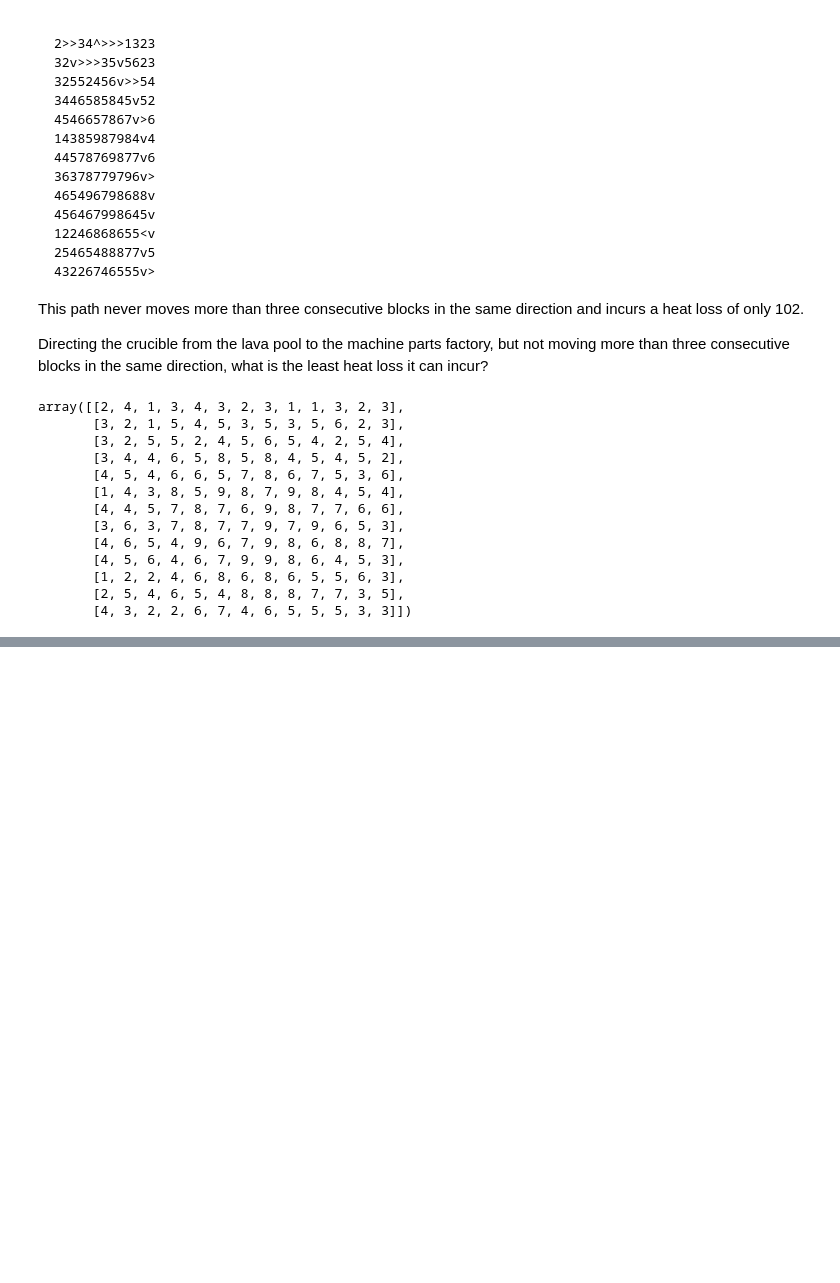
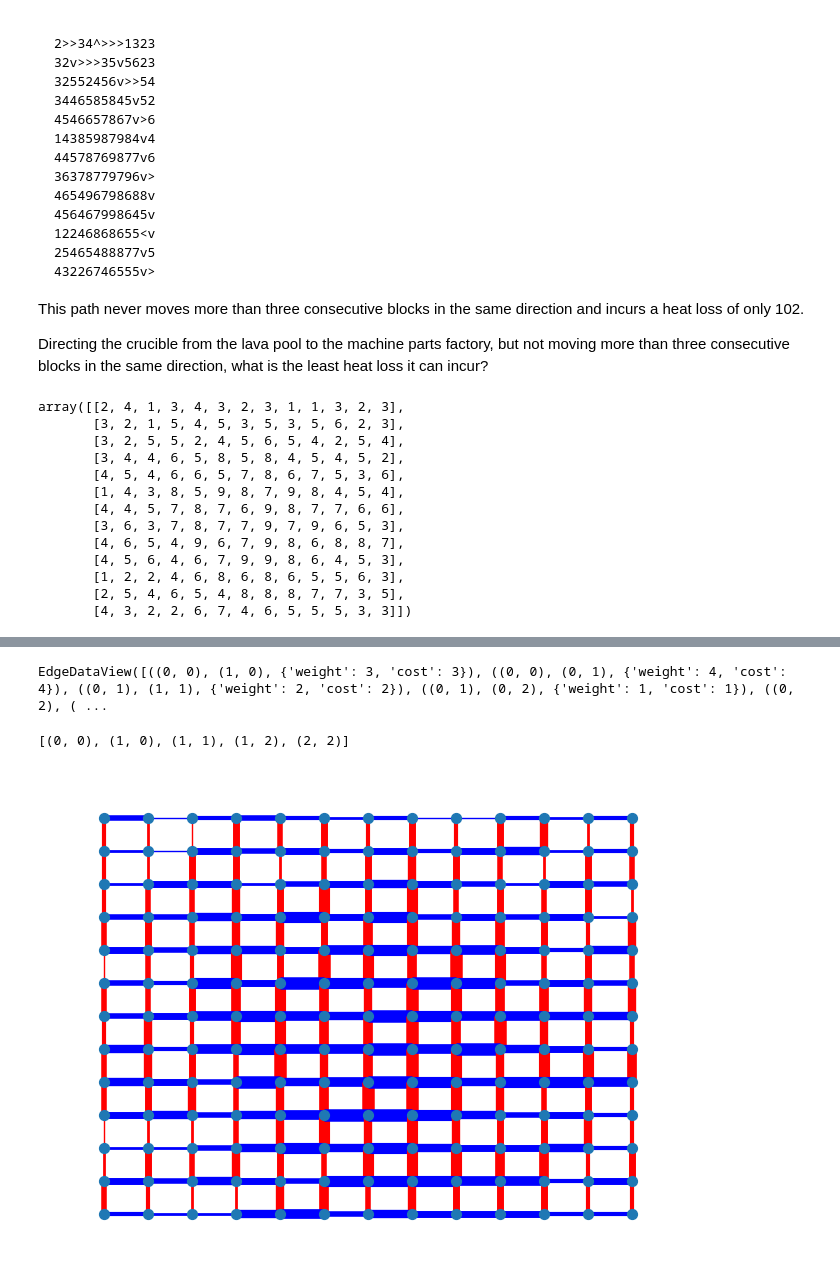
Before and after one commit to slebedeva/advent_of_code, a Jupyter notebook: aoc.ipynb, the cells around one changed output, grey strips where cells are left out. Drawn from its saved outputs; the diff is of its cells as text; code cells hidden in the pictures; blank space fills up the shorter version.

Commit message:
tried fix d3 with richard input, now too low, add some networkx for d17

```diff
--- a/aoc.ipynb
+++ b/aoc.ipynb
@@ -171,7 +171,7 @@ In this schematic, two numbers are not part numbers because they are not adjacen
 Of course, the actual engine schematic is much larger. What is the sum of all of the part numbers in the engine schematic?
 # %%
 #with open ('input_03_example','r') as f:
-with open ('input_03','r') as f:
+with open ('input_03_richard','r') as f:
     inp = f.read().splitlines()
 # %%
 inp
@@ -1403 +1430,6 @@ def generate_all_possible_paths(inp, start=(0,0), end = tuple(n-1 for n in inp.s
 # GPT suggest networkx astar_path
+# %%
+import networkx as nx
+
+
+G = nx.grid_graph(inp.shape)
@@ -1403,0 +1448,32 @@ def generate_all_possible_paths(inp, start=(0,0), end = tuple(n-1 for n in inp.s
+# %%
+# figure how to add weights
+
+#list(G.nodes)
+#list(G.edges)
+#G.edges[((0, 0), (1, 0))]['weight'] = inp[(1,0)]
+#G.edges[((0, 0), (1, 0))]
+
+
+weights = [ edge + (inp[edge[1]],) for edge in G.edges]
+# %%
+#
+G.add_weighted_edges_from(weights)
+
+# alternative (kind of the same)
+nx.set_edge_attributes(G, {e: inp[e[1]] for e in G.edges()}, "cost")
+# %%
+G.edges(data=True)
+# %% [output]
+EdgeDataView([((0, 0), (1, 0), {'weight': 3, 'cost': 3}), ((0, 0), (0, 1), {'weight': 4, 'cost': 4}), ((0, 1), (1, 1), {'weight': 2, 'cost': 2}), ((0, 1), (0, 2), {'weight': 1, 'cost': 1}), ((0, 2), ( ...
+# %%
+# explore paths
+# astar_path
+# https://networkx.org/documentation/stable/reference/algorithms/generated/networkx.algorithms.shortest_paths.astar.astar_path.html
+# need a callable heuristic function that returns a number
+def dist(a,b):
+    (x1, y1) = a
+    (x2, y2) = b
+    return abs((x1 - x2)) + abs((y1 - y2))
+print(nx.astar_path(G, (0,0), (2,2), heuristic=dist, weight = 'cost'))
+# %% [output]
+[(0, 0), (1, 0), (1, 1), (1, 2), (2, 2)]
@@ -1403,0 +1489,24 @@ def generate_all_possible_paths(inp, start=(0,0), end = tuple(n-1 for n in inp.s
+# %%
+edge_weights = [d['weight'] for u, v, d in G.edges(data=True)]
+
+# thanks GPT - beautiful plot
+# Creating a simple 4x4 Manhattan grid graph
+#G = nx.grid_2d_graph(4, 4)
+
+# Labeling edges as east-west (avenues) and north-south (streets)
+for (u, v) in G.edges():
+    diff = (v[0] - u[0], v[1] - u[1])
+    if diff == (1, 0) or diff == (-1, 0):
+        G.edges[u, v]['type'] = 'east-west'  # Avenue
+    elif diff == (0, 1) or diff == (0, -1):
+        G.edges[u, v]['type'] = 'north-south'  # Street
+
+# Drawing the graph with different edge types
+pos = {(x, y): (y, -x) for x, y in G.nodes()}  # Adjusting layout for clarity
+edge_colors = [('red' if G.edges[e]['type'] == 'east-west' else 'blue') for e in G.edges()]
+nx.draw(G, pos, with_labels=False, edge_color=edge_colors, width = edge_weights, node_size = 50)
+
+# Displaying the graph
+plt.show()
+# %% [output]
+[figure, added]
```
Also changed, not shown: parts of 10 cells of this notebook.
